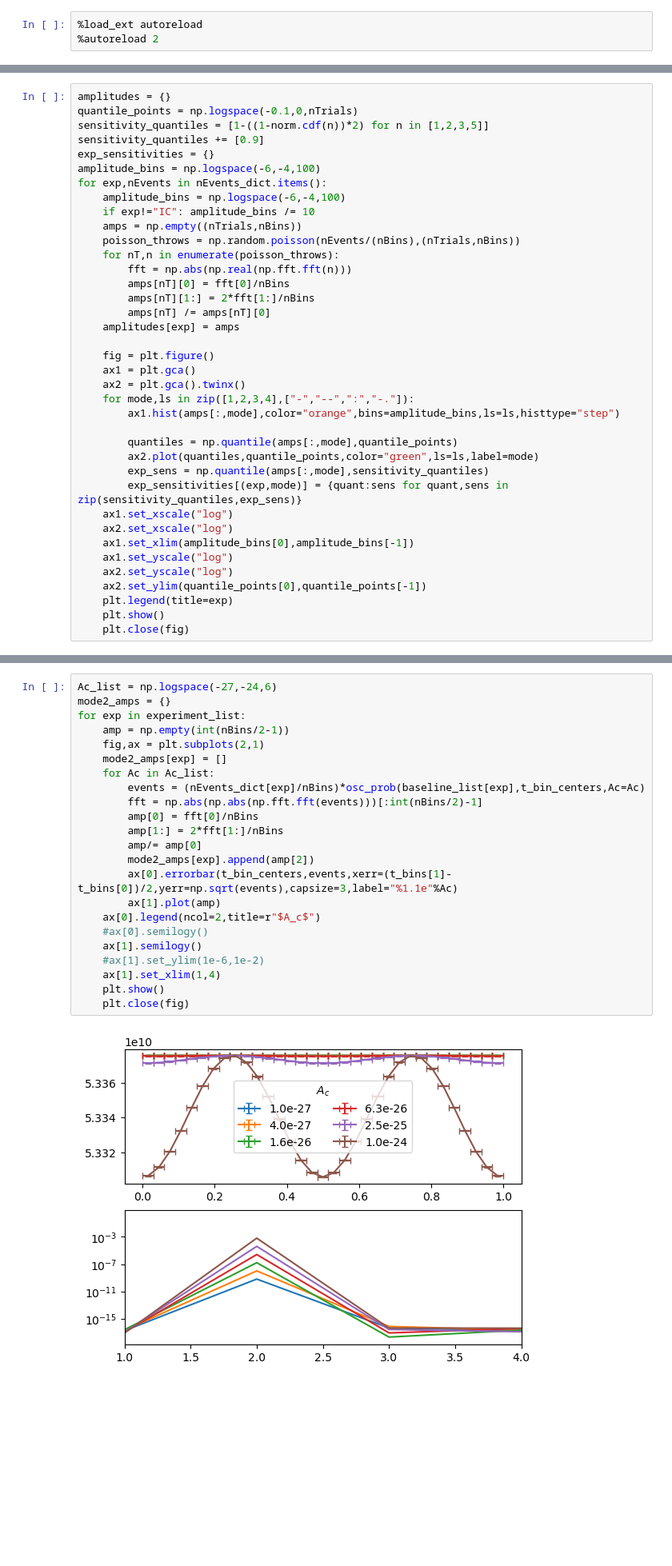
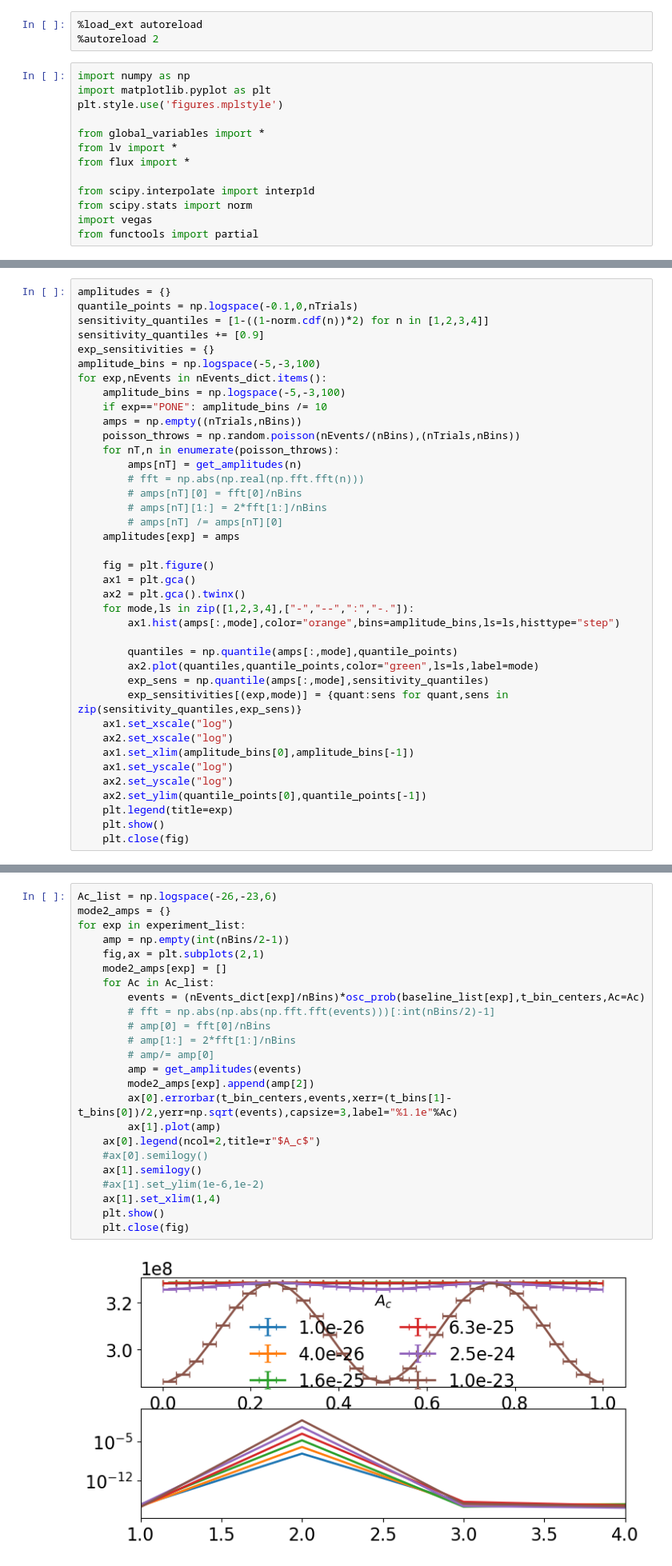
Before and after one commit to nickkamp1/NuTelescopeMuCollider, a Jupyter notebook: LorentzViolationSidereal_Analysis.ipynb, the cells around one changed output, grey strips where cells are left out. Shown at 80% size. Saved outputs shown, nothing was run; the diff lists cells and outputs as text; blank space fills up the shorter version.

Commit message:
Update LV sidereal studies, update Nmuons in flux

```diff
--- a/LorentzViolationSidereal_Analysis.ipynb
+++ b/LorentzViolationSidereal_Analysis.ipynb
@@ -1,3 +1,16 @@
 # %%
 %load_ext autoreload
 %autoreload 2
+# %%
+import numpy as np
+import matplotlib.pyplot as plt
+plt.style.use('figures.mplstyle')
+
+from global_variables import *
+from lv import *
+from flux import *
+
+from scipy.interpolate import interp1d
+from scipy.stats import norm
+import vegas
+from functools import partial
@@ -23,20 +77,21 @@ from scipy.stats import norm
 # %%
 amplitudes = {}
 quantile_points = np.logspace(-0.1,0,nTrials)
-sensitivity_quantiles = [1-((1-norm.cdf(n))*2) for n in [1,2,3,5]]
+sensitivity_quantiles = [1-((1-norm.cdf(n))*2) for n in [1,2,3,4]]
 sensitivity_quantiles += [0.9]
 exp_sensitivities = {}
-amplitude_bins = np.logspace(-6,-4,100)
+amplitude_bins = np.logspace(-5,-3,100)
 for exp,nEvents in nEvents_dict.items():
-    amplitude_bins = np.logspace(-6,-4,100)
-    if exp!="IC": amplitude_bins /= 10
+    amplitude_bins = np.logspace(-5,-3,100)
+    if exp=="PONE": amplitude_bins /= 10
     amps = np.empty((nTrials,nBins))
     poisson_throws = np.random.poisson(nEvents/(nBins),(nTrials,nBins))
     for nT,n in enumerate(poisson_throws):
-        fft = np.abs(np.real(np.fft.fft(n)))
-        amps[nT][0] = fft[0]/nBins
-        amps[nT][1:] = 2*fft[1:]/nBins
-        amps[nT] /= amps[nT][0]
+        amps[nT] = get_amplitudes(n)
+        # fft = np.abs(np.real(np.fft.fft(n)))
+        # amps[nT][0] = fft[0]/nBins
+        # amps[nT][1:] = 2*fft[1:]/nBins
+        # amps[nT] /= amps[nT][0]
     amplitudes[exp] = amps
 
     fig = plt.figure()
@@ -65,27 +120,28 @@ for exp,nEvents in nEvents_dict.items():
 # %% [markdown]
 ## but how does amplitude correspond to PSD?
 # %%
-Ac_list = np.logspace(-27,-24,6)
+Ac_list = np.logspace(-26,-23,6)
 mode2_amps = {}
 for exp in experiment_list:
     amp = np.empty(int(nBins/2-1))
     fig,ax = plt.subplots(2,1)
     mode2_amps[exp] = []
     for Ac in Ac_list:
         events = (nEvents_dict[exp]/nBins)*osc_prob(baseline_list[exp],t_bin_centers,Ac=Ac)
-        fft = np.abs(np.abs(np.fft.fft(events)))[:int(nBins/2)-1]
-        amp[0] = fft[0]/nBins
-        amp[1:] = 2*fft[1:]/nBins
-        amp/= amp[0]
+        # fft = np.abs(np.abs(np.fft.fft(events)))[:int(nBins/2)-1]
+        # amp[0] = fft[0]/nBins
+        # amp[1:] = 2*fft[1:]/nBins
+        # amp/= amp[0]
+        amp = get_amplitudes(events)
         mode2_amps[exp].append(amp[2])
         ax[0].errorbar(t_bin_centers,events,xerr=(t_bins[1]-t_bins[0])/2,yerr=np.sqrt(events),capsize=3,label="%1.1e"%Ac)
         ax[1].plot(amp)
     ax[0].legend(ncol=2,title=r"$A_c$")
     #ax[0].semilogy()
     ax[1].semilogy()
     #ax[1].set_ylim(1e-6,1e-2)
     ax[1].set_xlim(1,4)
     plt.show()
     plt.close(fig)
 # %% [output]
-[figure, old version]
+[figure, new version]
```
Also changed, not shown: parts of 11 cells of this notebook, 16 other files.
